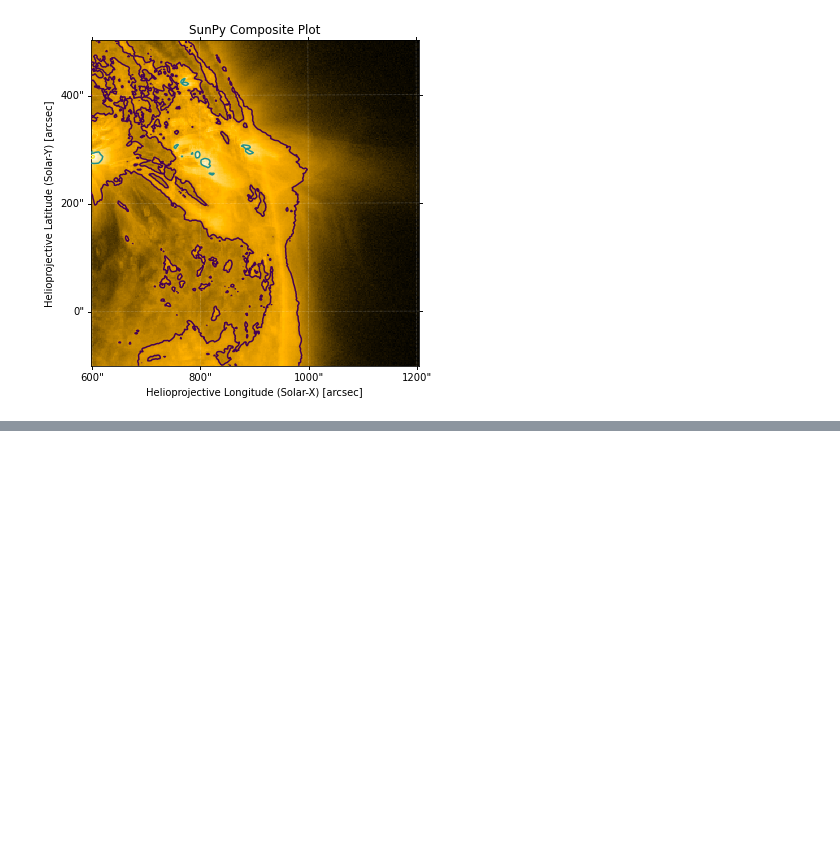
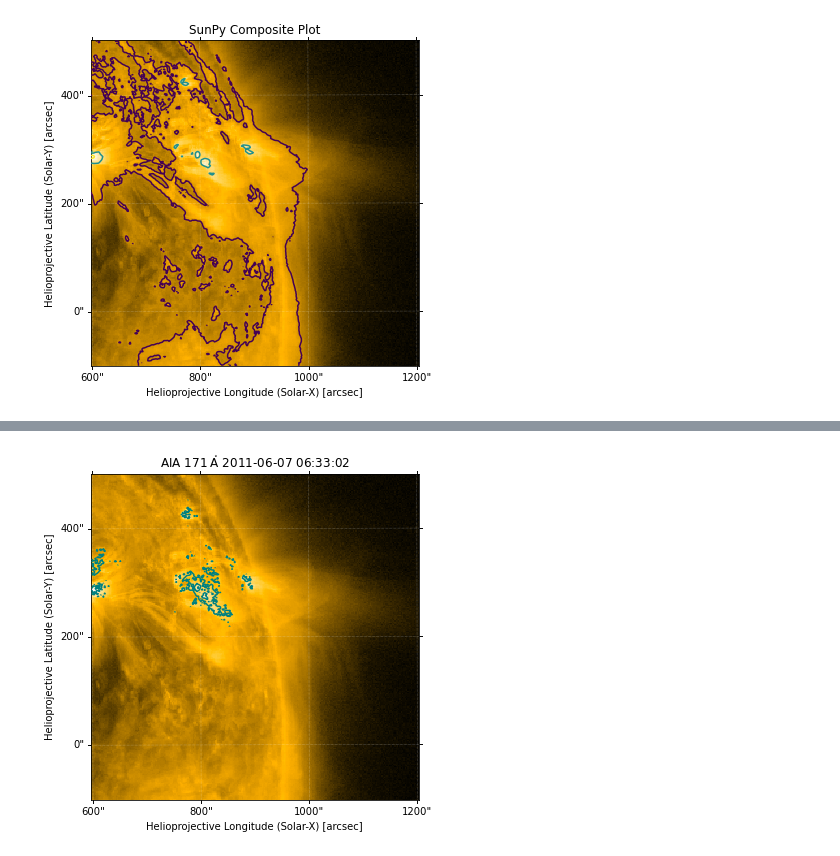
Before and after one commit to ianan/aia_test, a Jupyter notebook: contour_test.ipynb, the cells around one changed output, grey strips where cells are left out. Drawn from its saved outputs; the diff is of its cells as text; code cells hidden in the pictures; blank space fills up the shorter version.

```diff
--- a/contour_test.ipynb
+++ b/contour_test.ipynb
@@ -37,0 +56,15 @@ plt.show()
+# %%
+# Contours without the composite
+aia_094_map = sunpy.map.Map(sunpy.data.sample.AIA_094_IMAGE)
+bl = [600, -100] * u.arcsec
+tr = [1200, 500] * u.arcsec
+aia_094_smap = aia_094_map.submap(SkyCoord(*bl, frame=aia_094_map.coordinate_frame),
+                          top_right=SkyCoord(*tr, frame=aia_094_map.coordinate_frame))
+
+fig = plt.figure(figsize=(6.5,6))
+ax1 = fig.add_subplot(1, 1, 1,projection=aia_smap)
+aia_smap.plot()
+aia_094_smap.draw_contours(levels=[30,60,90]*u.percent, axes=ax1, colors='teal')
+plt.show()
+# %% [output]
+[figure, added]
```
Also changed, not shown: parts of 3 cells of this notebook.
